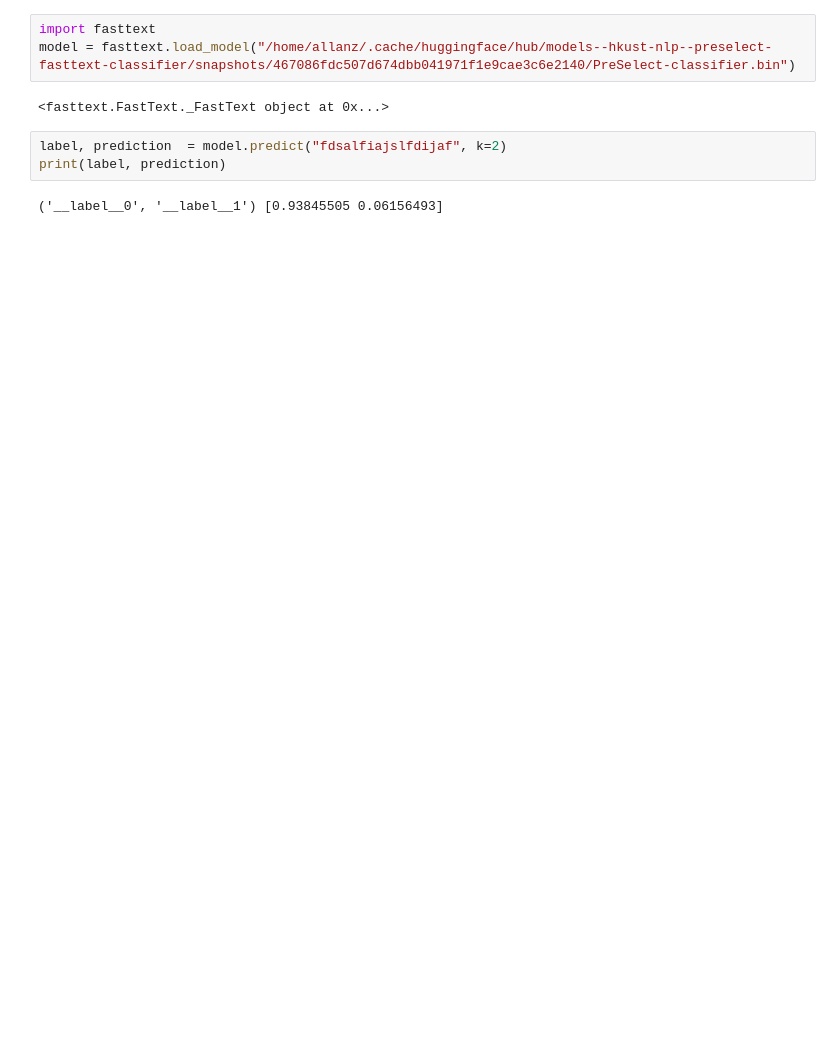
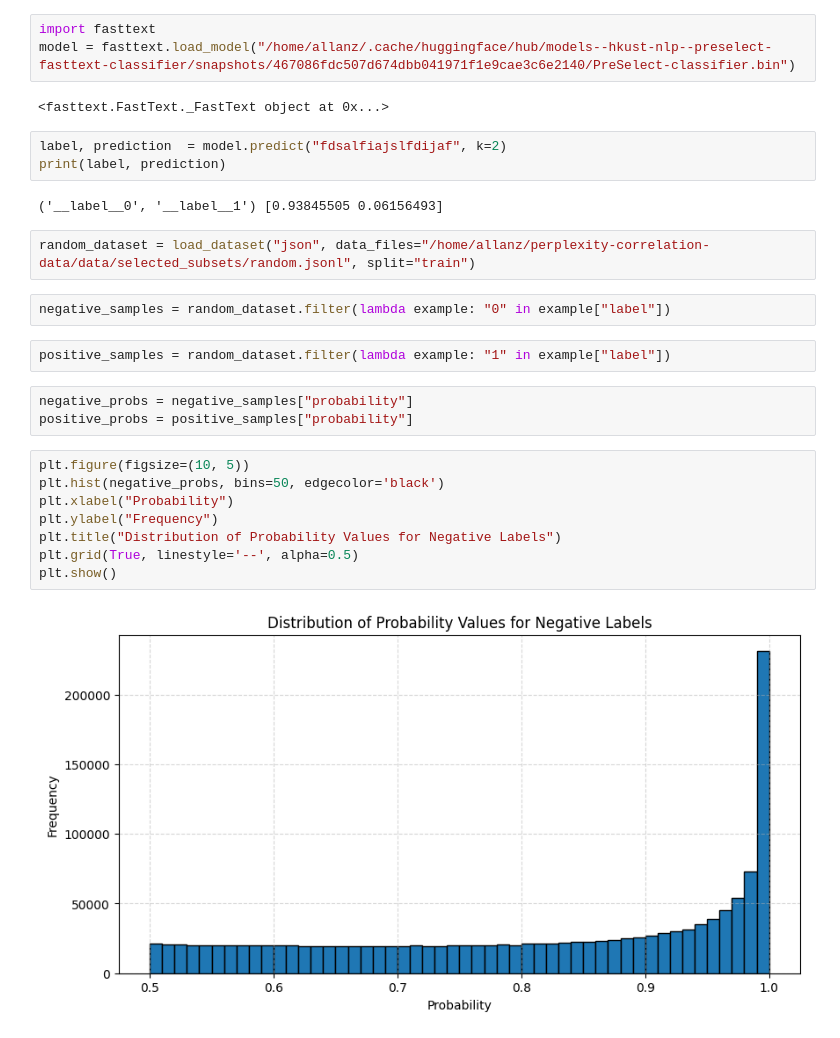
Before and after one commit to giyushino/perplexity-correlation-data, a Jupyter notebook: perplexity-correlation-data/data/visualize.ipynb, the cells around one changed output. Drawn from its saved outputs; the diff is of its cells as text; blank space fills up the shorter version.

Commit message:
new plots

```diff
--- a/perplexity-correlation-data/data/visualize.ipynb
+++ b/perplexity-correlation-data/data/visualize.ipynb
@@ -25,3 +24,22 @@ label, prediction  = model.predict("fdsalfiajslfdijaf", k=2)
 print(label, prediction)
 # %% [output]
 ('__label__0', '__label__1') [0.93845505 0.06156493]
+# %%
+random_dataset = load_dataset("json", data_files="/home/allanz/perplexity-correlation-data/data/selected_subsets/random.jsonl", split="train")
+# %%
+negative_samples = random_dataset.filter(lambda example: "0" in example["label"])
+# %%
+positive_samples = random_dataset.filter(lambda example: "1" in example["label"])
+# %%
+negative_probs = negative_samples["probability"]
+positive_probs = positive_samples["probability"]
+# %%
+plt.figure(figsize=(10, 5))
+plt.hist(negative_probs, bins=50, edgecolor='black')
+plt.xlabel("Probability")
+plt.ylabel("Frequency")
+plt.title("Distribution of Probability Values for Negative Labels")
+plt.grid(True, linestyle='--', alpha=0.5)
+plt.show()
+# %% [output]
+[figure, added]
```
Also changed, not shown: parts of 3 cells of this notebook.
